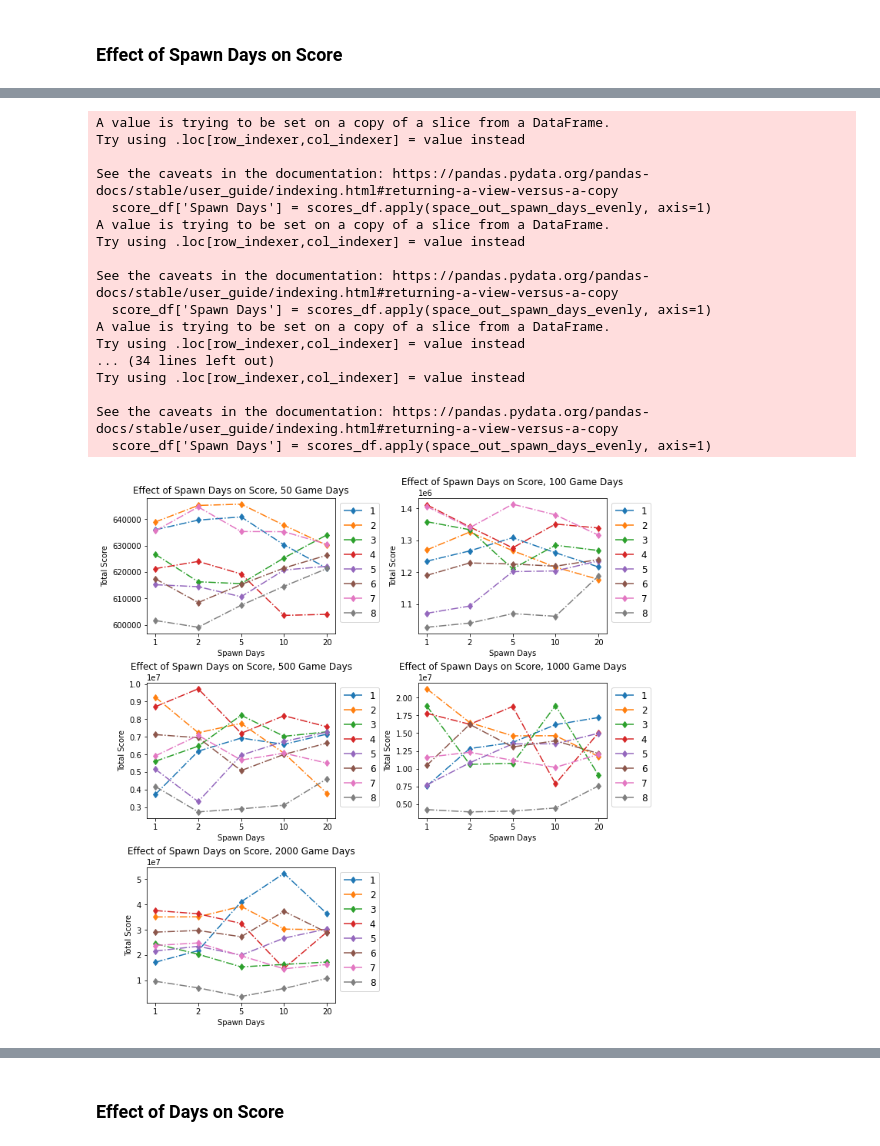
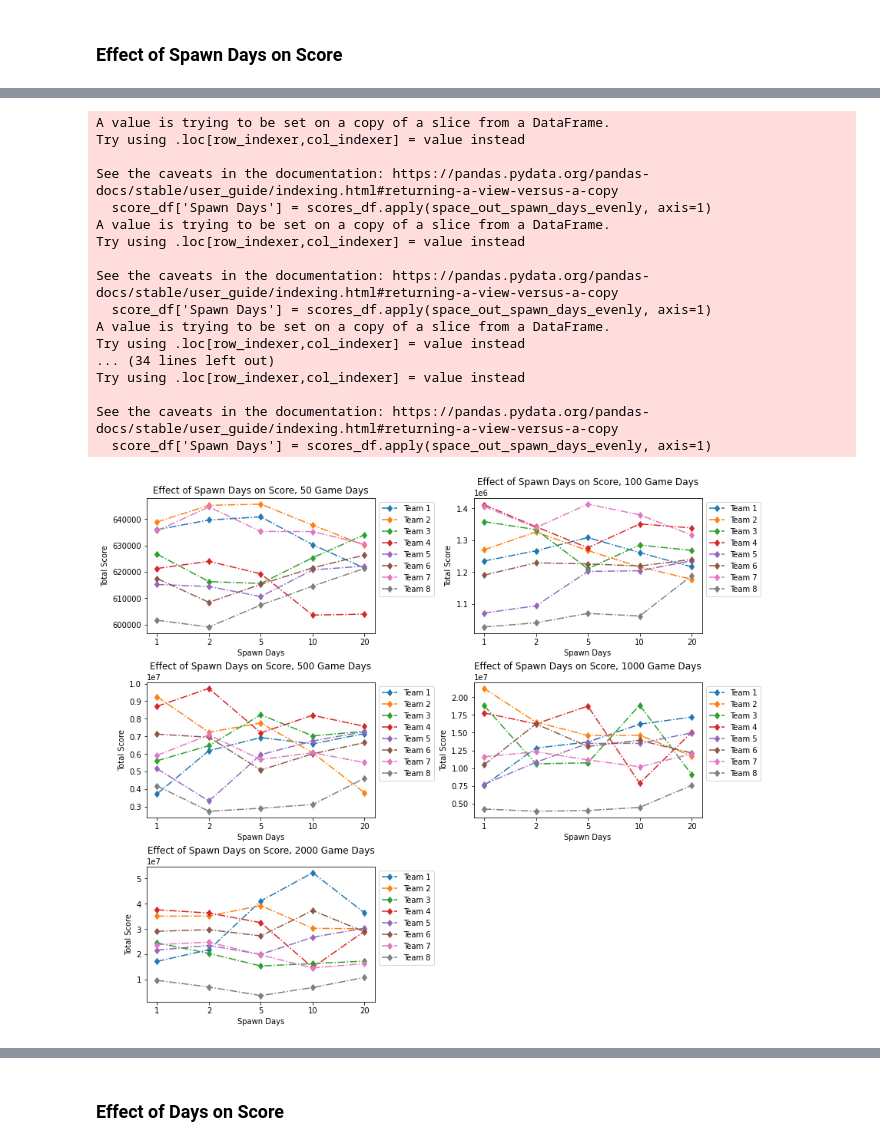
Before and after one commit to yunlanli/voronoi_analysis, a Jupyter notebook: notebooks/analysis.ipynb, the cells around one changed output, grey strips where cells are left out. Cells and saved outputs as stored; diff of their text form; code cells hidden in the pictures.

```diff
--- a/notebooks/analysis.ipynb
+++ b/notebooks/analysis.ipynb
@@ -22,6 +22,11 @@ def config2colname(days, spawn_days):
 # %%
 colnames = [config2colname(d, s) for d, s in games_config]
 gcolnames = ['Total Day', 'Spawn Rate', 'Player 1', 'Player 2', 'Player 3', 'Player 4', 'Player 1 Final Score', 'Player 2 Final Score', 'Player 3 Final Score', 'Player 4 Final Score']
+# %%
+legend = [f'Team {i}' for i in range(1, 9)]
+
+legend_g3p123 = legend.copy()
+legend_g3p123[2] = 'Team 3 (p123)'
 # %% [markdown]
 # Helper Functions for plotting graphs
 # %%
@@ -250,9 +257,7 @@ save_fig(_scores_ax, f'../graphs/avg_score_per_day_by_spawn_rate_p123')
 # %% [markdown]
 ### Effect of Spawn Days on Score
 # %%
-LINE, BAR = 0, 1
-
-def plot_effect_of_spawn_days(game_days, graph_type=LINE, marker='o', linestyle='--', xticks=None, figsize=(10, 10), legend_font_size=12):
+def plot_effect_of_spawn_days(game_days, graph_type=LINE, marker='o', linestyle='--', xticks=None, figsize=(10, 10), legend_font_size=12, legend=legend):
 	score_df = scores_df[scores_df['Game Days'] == game_days]
 	score_df['Spawn Days'] = scores_df.apply(space_out_spawn_days_evenly, axis=1)
 
@@ -270,10 +275,10 @@ def plot_effect_of_spawn_days(game_days, graph_type=LINE, marker='o', linestyle=
 	if xticks is not None:
 		score_ax.set_xticks(es_sds, xticks)
 
-	score_ax.legend(loc='best', fontsize=legend_font_size, bbox_to_anchor=(1,1))
+	score_ax.legend(legend, loc='best', fontsize=legend_font_size, bbox_to_anchor=(1,1))
 	save_fig(score_ax, f'../graphs/effect_spawn_days_{game_days}')
 # %%
-def plot_effect_of_spawn_days_all(scores_df, graph_type=LINE, marker='o', linestyle='--', xticks=None, figsize=(10, 10), legend_font_size=12):
+def plot_effect_of_spawn_days_all(scores_df, graph_type=LINE, marker='o', linestyle='--', xticks=None, figsize=(45, 24), legend_font_size=12, legend=legend):
 	def _plot(game_days, graph_type=LINE, marker='o', linestyle='--', xticks=None, figsize=(10, 10), legend_font_size=12, ax=None):
 		score_df = scores_df[scores_df['Game Days'] == game_days]
 		score_df['Spawn Days'] = scores_df.apply(space_out_spawn_days_evenly, axis=1)
@@ -282,9 +287,9 @@ def plot_effect_of_spawn_days_all(scores_df, graph_type=LINE, marker='o', linest
 		title = f'Effect of Spawn Days on Score, {game_days} Game Days'
 
 		if graph_type == LINE:
-			score_ax = score_df.plot.line(ylabel='Total Score', title=title, marker=marker, linestyle=linestyle, figsize=figsize, ax=ax)
+			score_ax = score_df.plot.line(ylabel='Total Score', title=title, marker=marker, linestyle=linestyle, ax=ax, figsize=figsize)
 		elif graph_type == BAR:
-			score_ax = score_df.plot.bar(ylabel='Total Score', title=title, figsize=figsize, ax=ax)
+			score_ax = score_df.plot.bar(ylabel='Total Score', title=title, ax=ax, figsize=figsize)
 		else:
 			print('unrecognized graph type: {graph_type}')
 			return
@@ -292,16 +297,17 @@ def plot_effect_of_spawn_days_all(scores_df, graph_type=LINE, marker='o', linest
 		if xticks is not None:
 			score_ax.set_xticks(es_sds, xticks)
 
-		score_ax.legend(loc='best', fontsize=legend_font_size, bbox_to_anchor=(1,1))
+		score_ax.legend(legend, loc='best', fontsize=legend_font_size, bbox_to_anchor=(1,1))
 
 	count = 0
 	nrow, ncol = 3, 2
-	map_fig, map_axes = plt.subplots(nrow, ncol, figsize=(45, 24), constrained_layout=True)
+	map_fig, map_axes = plt.subplots(nrow, ncol, figsize=figsize, constrained_layout=True)
 	map_fig.delaxes(map_axes[2, 1])
 
 
+	subfigsize = (figsize[0] // ncol, figsize[1] // ncol)
 	for game_day in days_config:
-		_plot(game_day, marker=marker, linestyle=linestyle, xticks=xticks, ax=map_axes[count // ncol, count % ncol])
+		_plot(game_day, marker=marker, linestyle=linestyle, xticks=xticks, ax=map_axes[count // ncol, count % ncol], figsize=subfigsize, legend_font_size=legend_font_size)
 		count += 1
 
 	return map_fig
@@ -334,28 +340,26 @@ See the caveats in the documentation: https://pandas.pydata.org/pandas-docs/stab
 # %%
-map_fig = plot_effect_of_spawn_days_all(scores_df, marker='d', linestyle='-.', xticks=spawn_rates_config)
-map_fig.show()
+map_fig = plot_effect_of_spawn_days_all(scores_df, marker='d', linestyle='-.', xticks=spawn_rates_config, legend_font_size=10, figsize=(25, 20))
 map_fig.savefig('../graphs/effect_spawn_days_all', bbox_inches='tight')
 
 
-map_fig = plot_effect_of_spawn_days_all(gdf1.reset_index(), marker='d', linestyle='-.', xticks=spawn_rates_config)
-map_fig.show()
+map_fig = plot_effect_of_spawn_days_all(gdf1.reset_index(), marker='d', linestyle='-.', xticks=spawn_rates_config, legend=legend_g3p123, legend_font_size='small', figsize=(25, 20))
 map_fig.savefig('../graphs/effect_spawn_days_all_p123', bbox_inches='tight')
 # %% [output]
 A value is trying to be set on a copy of a slice from a DataFrame.
 Try using .loc[row_indexer,col_indexer] = value instead
 
 See the caveats in the documentation: https://pandas.pydata.org/pandas-docs/stable/user_guide/indexing.html#returning-a-view-versus-a-copy
   score_df['Spawn Days'] = scores_df.apply(space_out_spawn_days_evenly, axis=1)
 A value is trying to be set on a copy of a slice from a DataFrame.
 Try using .loc[row_indexer,col_indexer] = value instead
 
 See the caveats in the documentation: https://pandas.pydata.org/pandas-docs/stable/user_guide/indexing.html#returning-a-view-versus-a-copy
   score_df['Spawn Days'] = scores_df.apply(space_out_spawn_days_evenly, axis=1)
 A value is trying to be set on a copy of a slice from a DataFrame.
 Try using .loc[row_indexer,col_indexer] = value instead
 ... (34 lines left out)
 Try using .loc[row_indexer,col_indexer] = value instead
 
 See the caveats in the documentation: https://pandas.pydata.org/pandas-docs/stable/user_guide/indexing.html#returning-a-view-versus-a-copy
   score_df['Spawn Days'] = scores_df.apply(space_out_spawn_days_evenly, axis=1)
-[figure, old version]
+[figure, new version]
```
Also changed, not shown: parts of 10 cells of this notebook.
